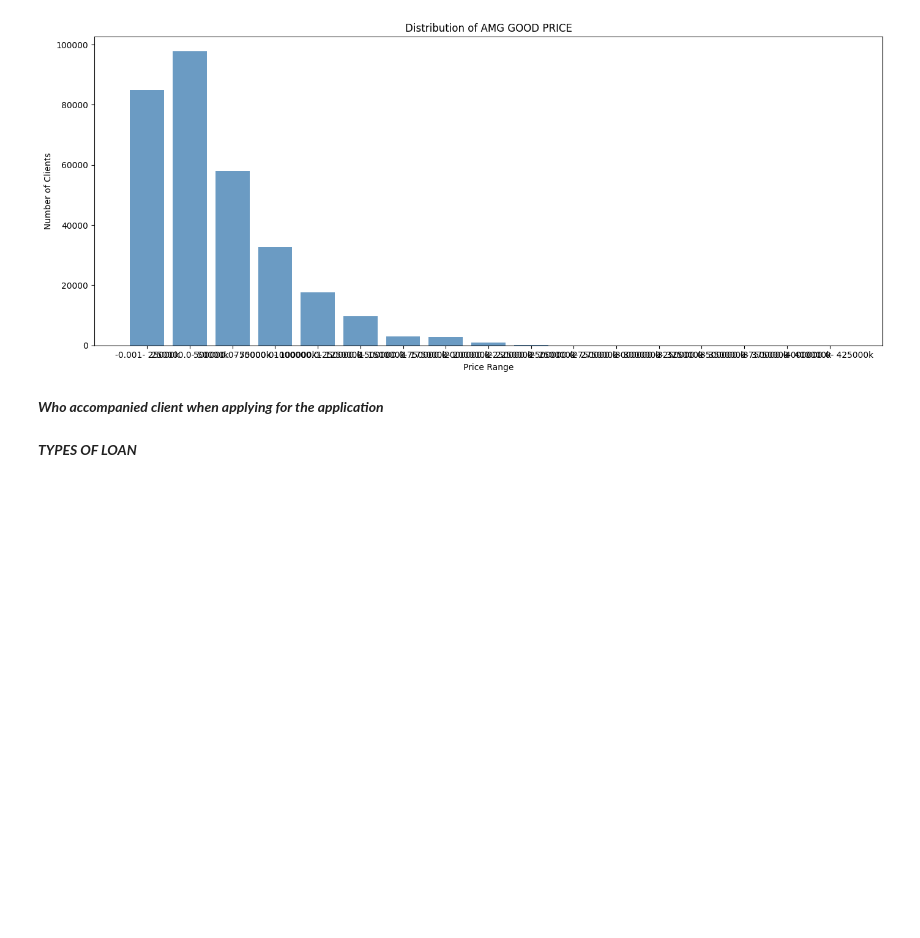
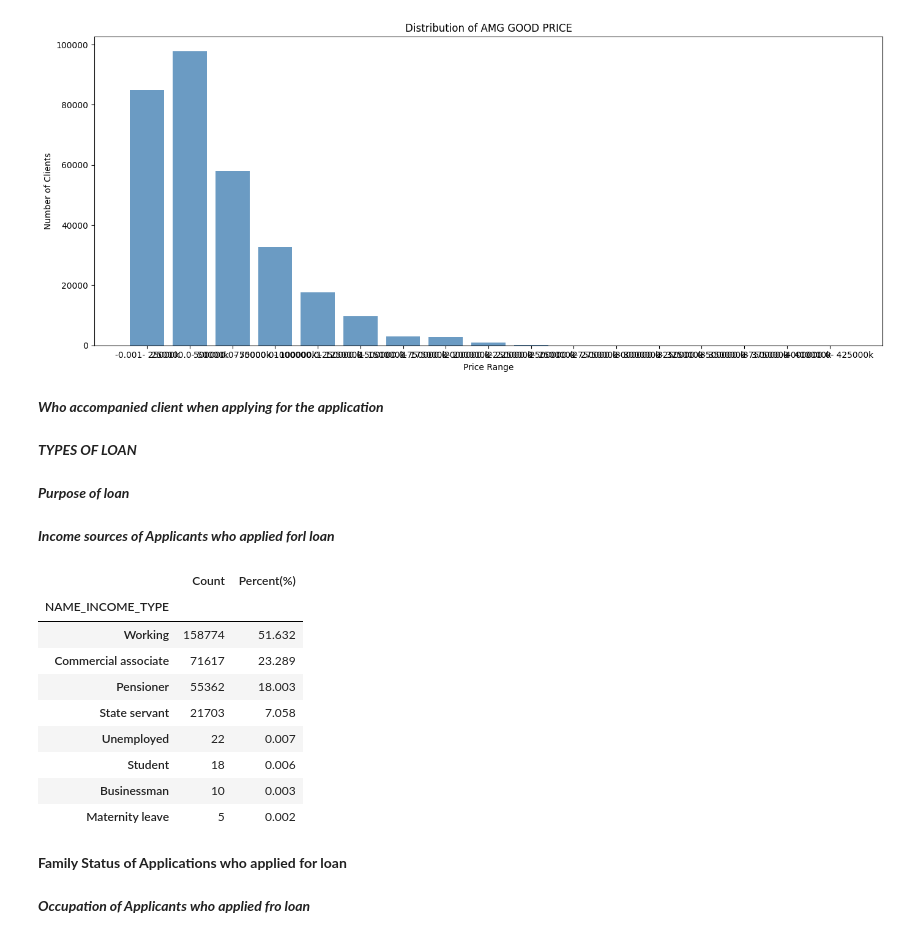
Before and after one commit to georgiyveldimanov/Home-Credit-Default-Risk, a Jupyter notebook: notebook/eda.ipynb, the cells around one changed output. Drawn from its saved outputs; the diff is of its cells as text; code cells hidden in the pictures; blank space fills up the shorter version.

```diff
--- a/notebook/eda.ipynb
+++ b/notebook/eda.ipynb
@@ -264,3 +248,5 @@ fig.update_layout(
 
 fig.update_traces(textposition = 'inside', textinfo = 'percent+label')
 fig.show()
+# %% [markdown]
+***Purpose of loan***
@@ -266,0 +283,2 @@ fig.show()
+# %% [markdown]
+***Income  sources of Applicants who applied forl loan***
@@ -266,0 +297,21 @@ fig.show()
+# %%
+vc = train['NAME_INCOME_TYPE'].value_counts().sort_values(ascending = False)
+percent = (vc / len(train) * 100).sort_values(ascending = False).round(3)
+
+
+result = pd.concat([vc, percent], axis = 1, keys = ['Count', 'Percent(%)'])
+# %%
+result
+# %% [output]
+|  | Count | Percent(%) |
+| NAME_INCOME_TYPE |  |  |
+| Working | 158774 | 51.632 |
+| Commercial associate | 71617 | 23.289 |
+| Pensioner | 55362 | 18.003 |
+| State servant | 21703 | 7.058 |
+| Unemployed | 22 | 0.007 |
+| Student | 18 | 0.006 |
+| Businessman | 10 | 0.003 |
+| Maternity leave | 5 | 0.002 |
+# %% [markdown]
+****Family Status of Applications who applied for loan****
@@ -266,0 +331,2 @@ fig.show()
+# %% [markdown]
+***Occupation of Applicants who applied fro loan***
```
Also changed, not shown: parts of 14 cells of this notebook.
